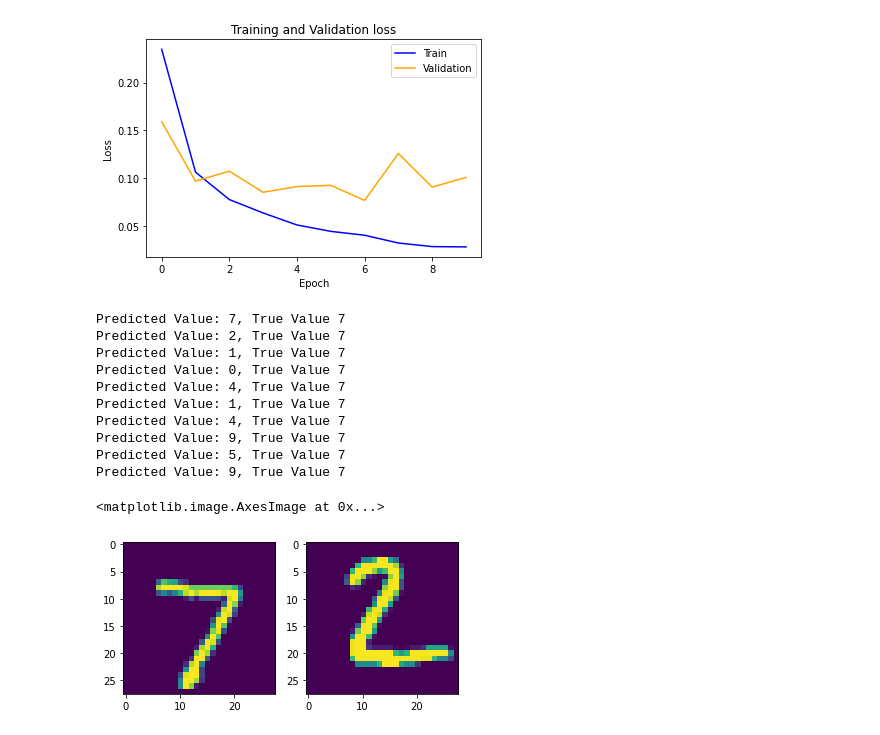
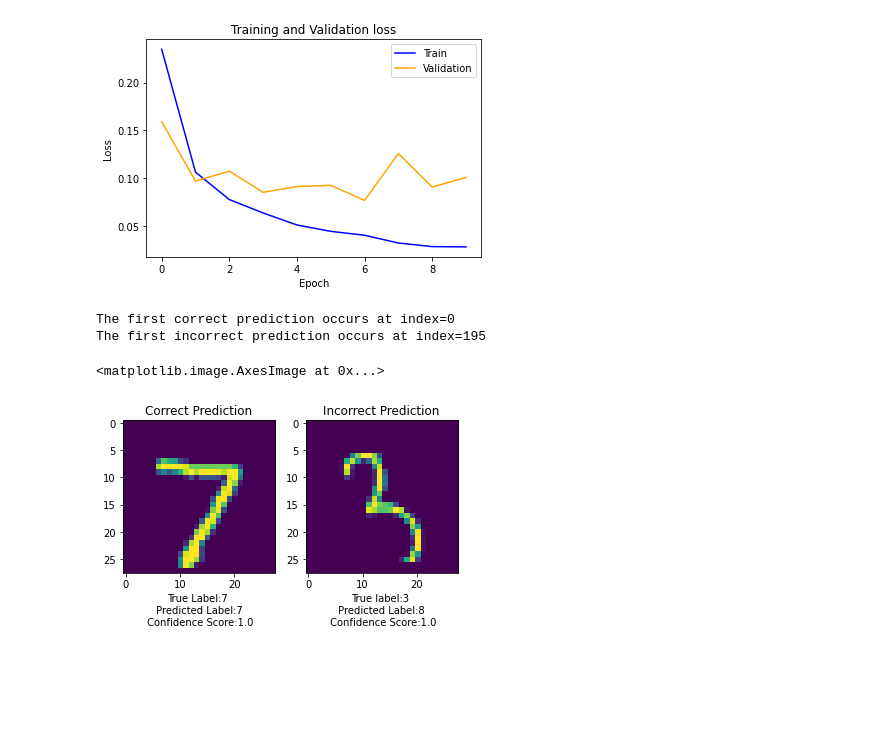
Before and after one commit to ZanePeycke/ADL, a Jupyter notebook: HW/HW1/ADL_HW1_Scratch.ipynb, the cells around one changed output. Saved outputs shown, nothing was run; the diff lists cells and outputs as text; code cells hidden in the pictures; blank space fills up the shorter version.

```diff
--- a/HW/HW1/ADL_HW1_Scratch.ipynb
+++ b/HW/HW1/ADL_HW1_Scratch.ipynb
@@ -211,16 +211,13 @@ Epoch 10/10
 predictions = model.predict(x_test)
 # %%
 # Check the first ten predicted labels and true labels to find examples of correct and incorrect predictions
-for i in range(10):
-  print(f'Predicted Value: {tf.math.argmax(predictions[i])}, True Value {tf.math.argmax(y_test)}')
+
+# Create lists for all correct and incorrect positions
+correct_prediction_indicies = []
+incorrect_prediction_indicies = []
+
+for i in range(len(predictions)):
+  if (tf.math.argmax(predictions[i]) == y_test[i]): # Prediction is correct
+    correct_prediction_indicies.append(i)
+  else:
+    incorrect_prediction_indicies.append(i)
-# %% [output]
-Predicted Value: 7, True Value 7
-Predicted Value: 2, True Value 7
-Predicted Value: 1, True Value 7
-Predicted Value: 0, True Value 7
-Predicted Value: 4, True Value 7
-Predicted Value: 1, True Value 7
-Predicted Value: 4, True Value 7
-Predicted Value: 9, True Value 7
-Predicted Value: 5, True Value 7
-Predicted Value: 9, True Value 7
@@ -229,7 +224,26 @@ Predicted Value: 9, True Value 7
-# %%
-fig, ax = plt.subplots(1,2)
-ax[0].imshow(x_test[0]) # correct prediction
-ax[1].imshow(x_test[1]) # incorrect prediction
-# %% [output]
-<matplotlib.image.AxesImage at 0x...>
-[figure, removed]
+# %%
+print(f'The first correct prediction occurs at index={correct_prediction_indicies[0]}')
+print(f'The first incorrect prediction occurs at index={incorrect_prediction_indicies[0]}')
+# %% [output]
+The first correct prediction occurs at index=0
+The first incorrect prediction occurs at index=195
+# %%
+# So we can assign variables to avoid typing the full list for clarity
+first_correct_pred_index = correct_prediction_indicies[0]
+first_incorrect_pred_index = incorrect_prediction_indicies[0]
+# %%
+# Unclear about confidence score
+
+fig, ax = plt.subplots(1,2)
+
+ax[0].set_title("Correct Prediction")
+ax[0].set_xlabel(f'True Label:{y_test[first_correct_pred_index]} \n Predicted Label:{np.argmax(predictions[first_correct_pred_index])} \n Confidence Score:{np.max(x_test[first_correct_pred_index])}')
+
+ax[1].set_title("Incorrect Prediction")
+ax[1].set_xlabel(f'True label:{y_test[first_incorrect_pred_index]} \n Predicted Label:{np.argmax(predictions[first_incorrect_pred_index])} \n Confidence Score:{np.max(x_test[first_incorrect_pred_index])}')
+
+ax[0].imshow(x_test[first_correct_pred_index]) # correct prediction
+ax[1].imshow(x_test[first_incorrect_pred_index]) # incorrect prediction
+# %% [output]
+<matplotlib.image.AxesImage at 0x...>
+[figure, added]
```
Also changed, not shown: parts of 1 cell of this notebook.
